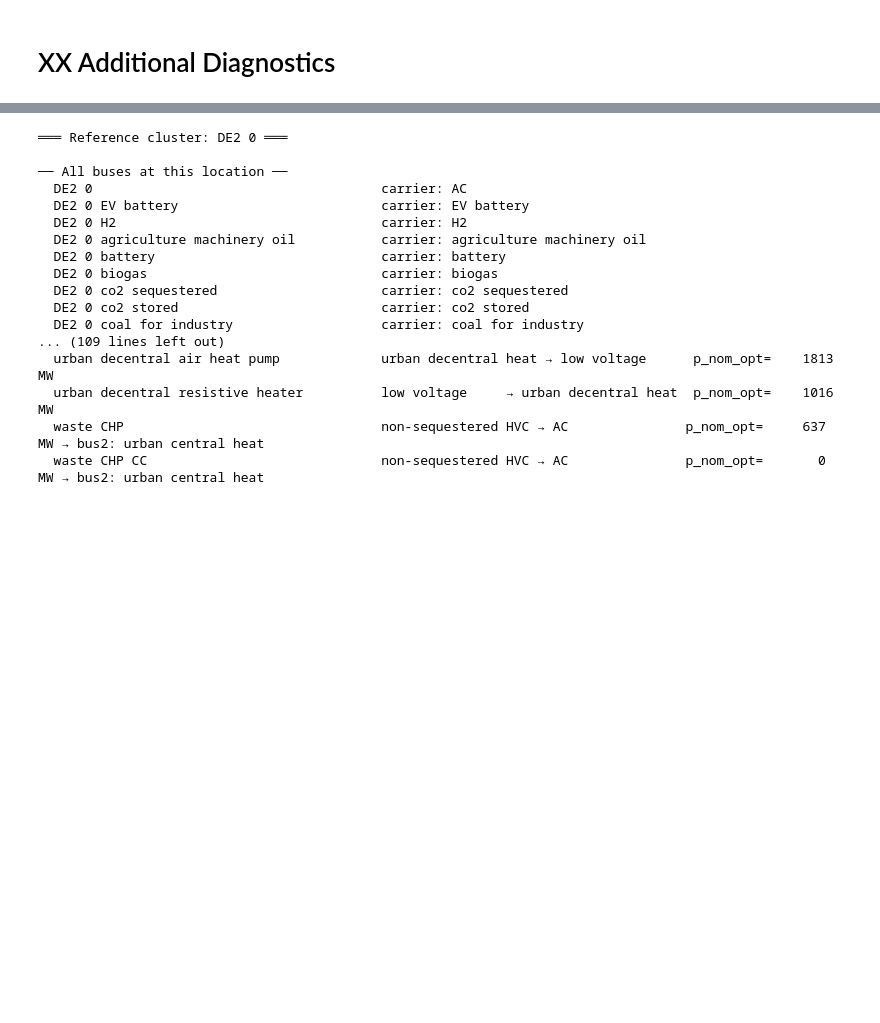
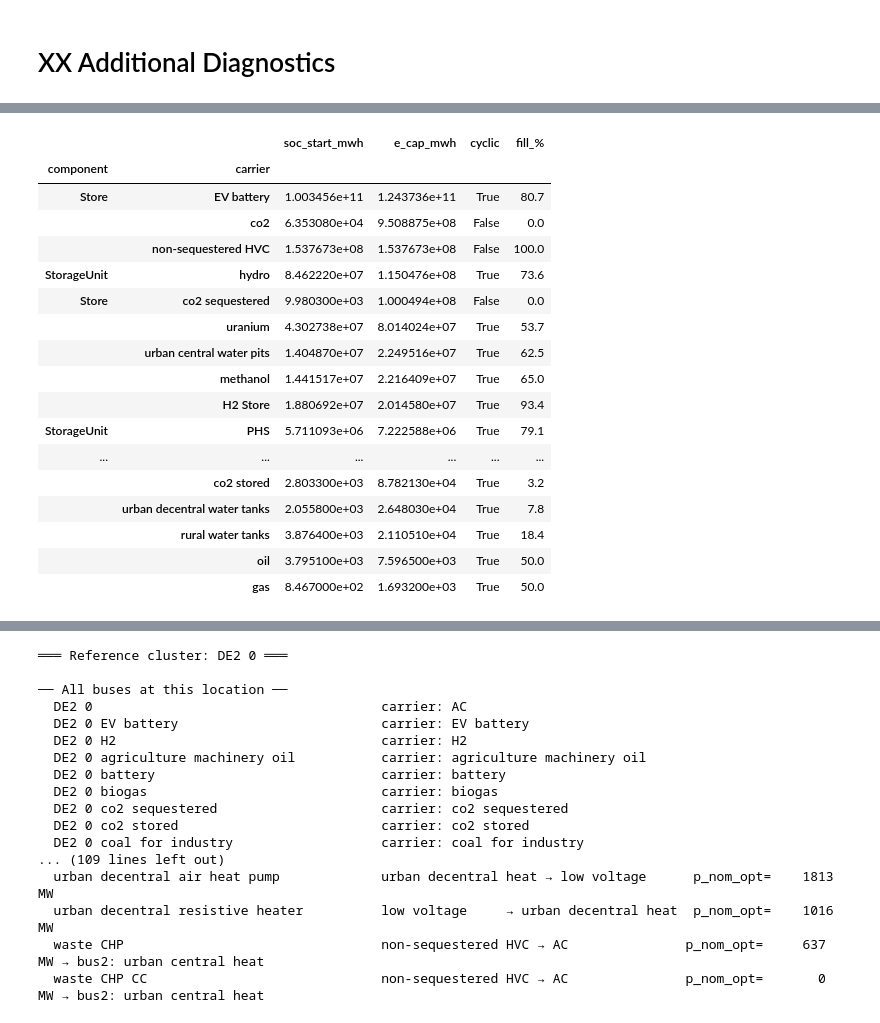
Before and after one commit to FiBe-ie2s/pypsa-de, a Jupyter notebook: thesis/analysis.ipynb, the cells around one changed output, grey strips where cells are left out. Cells and saved outputs as stored; diff of their text form; code cells hidden in the pictures; blank space fills up the shorter version.

```diff
--- a/thesis/analysis.ipynb
+++ b/thesis/analysis.ipynb
@@ -787,3 +843,72 @@ max    1473.0  1562.9  1542.2   1517.1
 | 2019-01-05 21:00:00 | 169.800365 | 194.159788 | 202.567817 | 183.163512 | 211.612678 | 194.348124 | 199.675950 | 166.887997 | 174.931446 | 146.722475 | 195.256510 | ... |
 # %% [markdown]
 # XX Additional Diagnostics
+# %%
+import numpy as np
+import pandas as pd
+
+def start_soc(nw, name=None, by_carrier=True, de_only=False, min_cap_mwh=1.0):
+    """SOC am ERSTEN Snapshot eines gelösten Netzwerks.
+
+    Akzeptiert das load()-dict (Netz unter "n") ODER ein pypsa.Network direkt.
+    Zeigt absolute Energie [MWh] und Füllstand [% der Kapazität] je Carrier.
+    de_only=True -> nur Speicher an deutschen Bussen (bus country == "DE").
+    """
+    if isinstance(nw, dict):                      # load()-dict -> auspacken
+        name = name or nw.get("TITLE") or nw.get("LABEL", "network")
+        n = nw["n"]
+    else:                                          # blankes Network
+        name, n = (name or "network"), nw
+
+    de = n.buses.index[n.buses["country"] == "DE"] if "country" in n.buses else n.buses.index[:0]
+    parts = []
+
+    if len(n.storage_units) and len(n.storage_units_t.state_of_charge):
+        su = n.storage_units[n.storage_units.bus.isin(de)] if de_only else n.storage_units
+        if len(su):
+            parts.append(pd.DataFrame({
+                "component": "StorageUnit",
+                "carrier": su.carrier,
+                "soc_start_mwh": n.storage_units_t.state_of_charge.iloc[0].reindex(su.index),
+                "e_cap_mwh": su.max_hours * su.p_nom_opt,
+                "cyclic": su.cyclic_state_of_charge,
+            }))
+
+    if len(n.stores) and len(n.stores_t.e):
+        st = n.stores[n.stores.bus.isin(de)] if de_only else n.stores
+        if len(st):
+            parts.append(pd.DataFrame({
+                "component": "Store",
+                "carrier": st.carrier,
+                "soc_start_mwh": n.stores_t.e.iloc[0].reindex(st.index),
+                "e_cap_mwh": st.e_nom_opt,
+                "cyclic": st.e_cyclic,
+            }))
+
+    if not parts:
+        print(f"[{name}] keine gelöste Speicher-SOC gefunden (Netz gelöst?).")
+        return None
+
+    df = pd.concat(parts)
+    df = df[np.isfinite(df.e_cap_mwh) & (df.e_cap_mwh > min_cap_mwh)]
+
+    if by_carrier:
+        df = df.groupby(["component", "carrier"]).agg(
+            soc_start_mwh=("soc_start_mwh", "sum"),
+            e_cap_mwh=("e_cap_mwh", "sum"),
+            cyclic=("cyclic", "all"),
+        )
+
+    df["fill_%"] = (100 * df.soc_start_mwh / df.e_cap_mwh).round(1)
+    df = df.sort_values("e_cap_mwh", ascending=False)
+
+    print(f"[{name}] Start-SOC am ersten Snapshot {n.snapshots[0]}"
+          + (" (nur DE)" if de_only else "") + ":")
+    display(df.round(1))
+    return df
+
+
+# --- anwenden: dict ODER Netz geht beides ---
+start_soc(nw_fixedcap_2035)     #nw_default_2035             # Label kommt automatisch aus TITLE
+# start_soc(nw_default_2035, de_only=True)  # nur deutsche Speicher
+# %% [output]
@@ -789,0 +916,18 @@ max    1473.0  1562.9  1542.2   1517.1
+|  |  | soc_start_mwh | e_cap_mwh | cyclic | fill_% |
+| component | carrier |  |  |  |  |
+| Store | EV battery | 1.003456e+11 | 1.243736e+11 | True | 80.7 |
+|  | co2 | 6.353080e+04 | 9.508875e+08 | False | 0.0 |
+|  | non-sequestered HVC | 1.537673e+08 | 1.537673e+08 | False | 100.0 |
+| StorageUnit | hydro | 8.462220e+07 | 1.150476e+08 | True | 73.6 |
+| Store | co2 sequestered | 9.980300e+03 | 1.000494e+08 | False | 0.0 |
+|  | uranium | 4.302738e+07 | 8.014024e+07 | True | 53.7 |
+|  | urban central water pits | 1.404870e+07 | 2.249516e+07 | True | 62.5 |
+|  | methanol | 1.441517e+07 | 2.216409e+07 | True | 65.0 |
+|  | H2 Store | 1.880692e+07 | 2.014580e+07 | True | 93.4 |
+| StorageUnit | PHS | 5.711093e+06 | 7.222588e+06 | True | 79.1 |
+| ... | ... | ... | ... | ... | ... |
+|  | co2 stored | 2.803300e+03 | 8.782130e+04 | True | 3.2 |
+|  | urban decentral water tanks | 2.055800e+03 | 2.648030e+04 | True | 7.8 |
+|  | rural water tanks | 3.876400e+03 | 2.110510e+04 | True | 18.4 |
+|  | oil | 3.795100e+03 | 7.596500e+03 | True | 50.0 |
+|  | gas | 8.467000e+02 | 1.693200e+03 | True | 50.0 |
```
Also changed, not shown: parts of 6 cells of this notebook, 2 other files.
